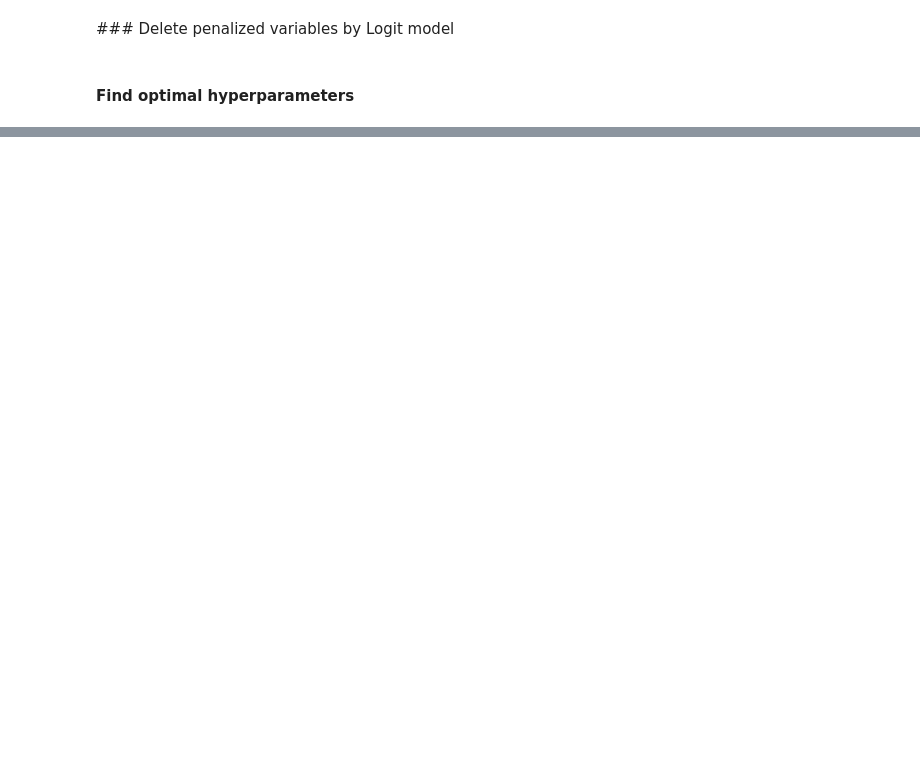
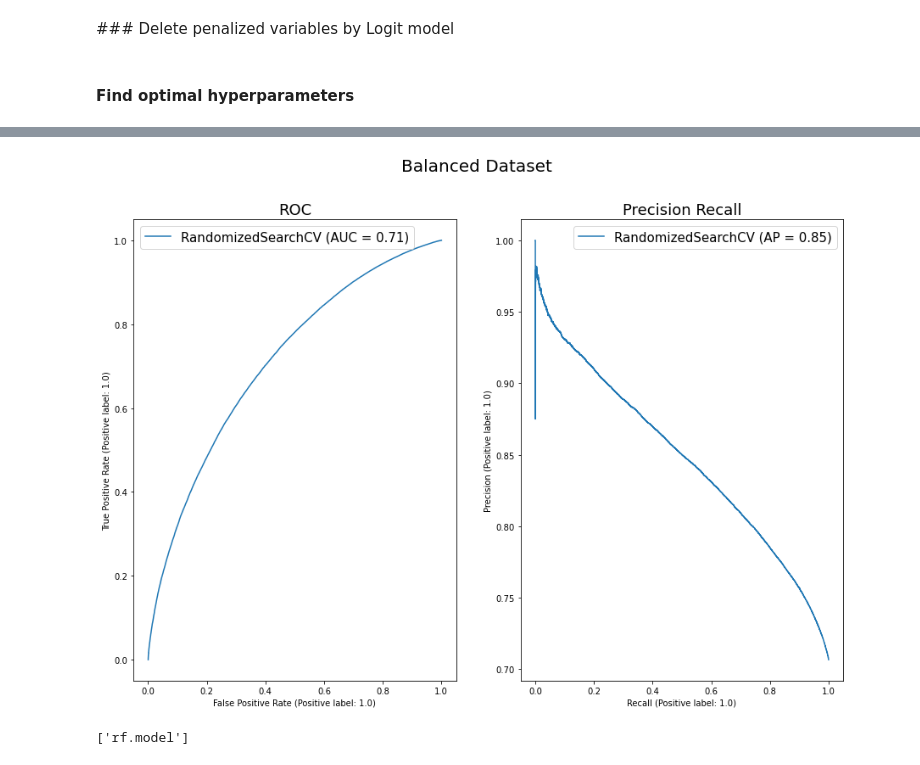
Before and after one commit to apurvk2000/Big-Data-Project, a Jupyter notebook: logistic_forest.ipynb, the cells around one changed output, grey strips where cells are left out. Drawn from its saved outputs; the diff is of its cells as text; code cells hidden in the pictures; blank space fills up the shorter version.

```diff
--- a/logistic_forest.ipynb
+++ b/logistic_forest.ipynb
@@ -443,0 +472,9 @@ rfc_opt.score(X_test_mod,y_test)
+# %%
+plot_roc_precision(rf_random, X_test_mod, y_test)
+# %% [output]
+[figure, added]
+# %%
+import joblib
+joblib.dump(rf_random,'rf.model')
+# %% [output]
+['rf.model']
```
Also changed, not shown: parts of 20 cells of this notebook, 1 other file.
